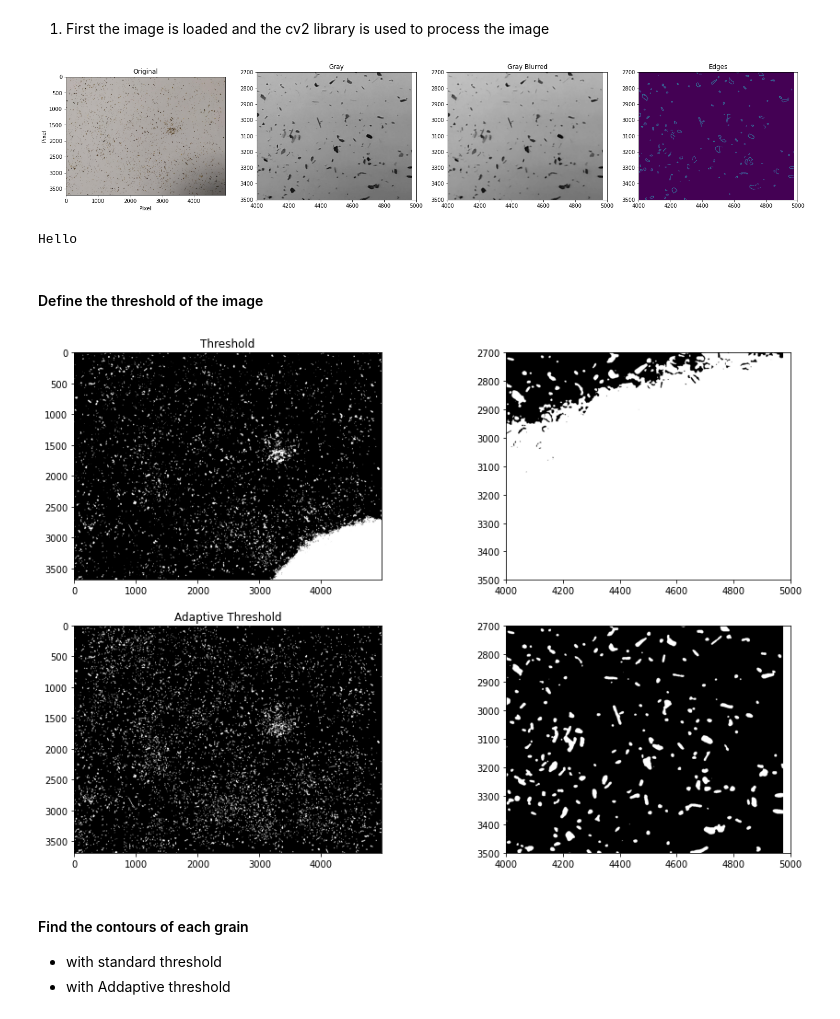
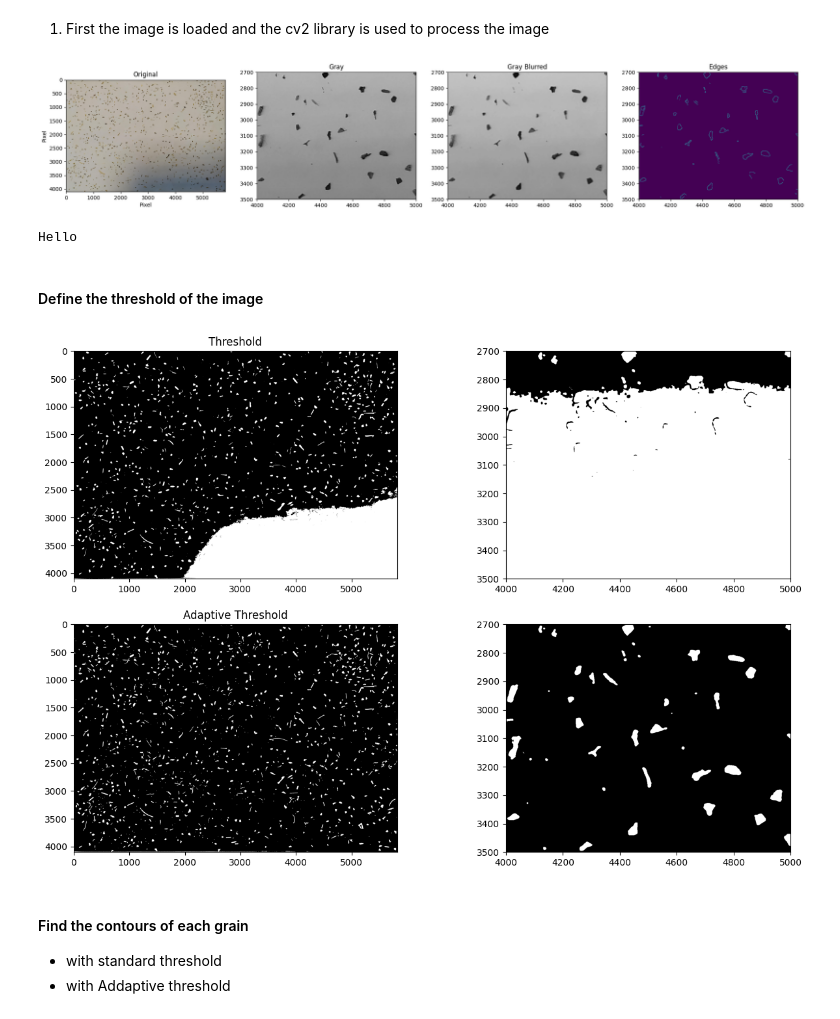
Before and after one commit to joaquinaicrag/UNIBS, a Jupyter notebook: Paper1-YMporousmat/count_grains/fine/count_grain_fine.ipynb, the cells around one changed output. Cells and saved outputs as stored; diff of their text form; code cells hidden in the pictures.

Commit message:
update all images and code

```diff
--- a/Paper1-YMporousmat/count_grains/fine/count_grain_fine.ipynb
+++ b/Paper1-YMporousmat/count_grains/fine/count_grain_fine.ipynb
@@ -12,12 +12,11 @@ import seaborn as sns
 from sklearn.cluster import KMeans
 import matplotlib.pyplot as plt
 
-fname = 'YM2_fine_200x150.jpg'
-img = cv.imread(fname) #YM_media3_2914x1758
+fname = 'YM2_fine_297x210.jpg'
+img = cv.imread(fname)
 
-#YM2_fine_150x100 --> 2684/150 = 17.89  ; 1768/100 = 17.68 resolution
-#YM2_gruesa_200x150 --> 2454/200=12.27 ; 1826/150= 12.17
-#YM2_extrafine_200x150 -->  5136/200 = 25.68 ; 3726/150 = 24.84
+#YM2_fine_297x210 --> 5828/297 = 19.6  ; 4102/210 = 19.5 resolution
+
 
 # Convert the image to grayscale
 gray = cv.cvtColor(img, cv.COLOR_BGR2GRAY)
@@ -55,7 +54,7 @@ axx[3].set_ylim(3500, 2700)
 plt.show()
 print('Hello')
 # %% [output]
-[figure, old version]
+[figure, new version]
 Hello
 # %%
 #!pip install --upgrade pip
@@ -65,34 +64,34 @@ Hello
 # %%
 # Get the pixel resolution in pixels per millimeter (Enter valid values based on your image)
 #pixel_resolution_x = float(input("Enter horizontal pixel resolution (pixels/mm): ")) #2234/100=22.34
 #pixel_resolution_y = float(input("Enter vertical pixel resolution (pixels/mm): "))   #1358/60= 22.62
 
-#YM2_extrafine_200x150.jpg (4975x3689 px)
-pixel_resolution_x = 24.8
-pixel_resolution_y = 24.6
+#YM2_fine_297x210 --> 5828/297 = 19.6  ; 4102/210 = 19.5 resolution
+pixel_resolution_x = 19.6
+pixel_resolution_y = 19.5
 
 # Apply thresholding to segment the sticks from the background
 thresh = cv.threshold(gray_blurred, 100, 255, cv.THRESH_BINARY_INV + cv.THRESH_OTSU)[1]
 thresh2 = cv.adaptiveThreshold(gray_blurred, 255, cv.ADAPTIVE_THRESH_GAUSSIAN_C, cv.THRESH_BINARY_INV, 71,4) #Tune this last two numbers (odd values) to make the selection finer of coarser
 
 fig, axx = plt.subplots(2, 2, figsize=(15,10))
 axx[0][0].imshow(cv.cvtColor(thresh, cv.COLOR_BGR2RGB))
 axx[0][0].set_title('Threshold')
 
 axx[0][1].imshow(cv.cvtColor(thresh, cv.COLOR_BGR2RGB))
 axx[0][1].set_xlim(4000, 5000)
 axx[0][1].set_ylim(3500, 2700)
 
 axx[1][0].imshow(cv.cvtColor(thresh2, cv.COLOR_BGR2RGB))
 axx[1][0].set_title('Adaptive Threshold')
 
 axx[1][1].imshow(cv.cvtColor(thresh2, cv.COLOR_BGR2RGB))
 axx[1][1].set_xlim(4000, 5000)
 axx[1][1].set_ylim(3500, 2700)
 
 plt.show()
 # %% [output]
-[figure, old version]
+[figure, new version]
 # %% [markdown]
 #### Find the contours of each grain
 
```
Also changed, not shown: parts of 5 cells of this notebook, 10 other files.
